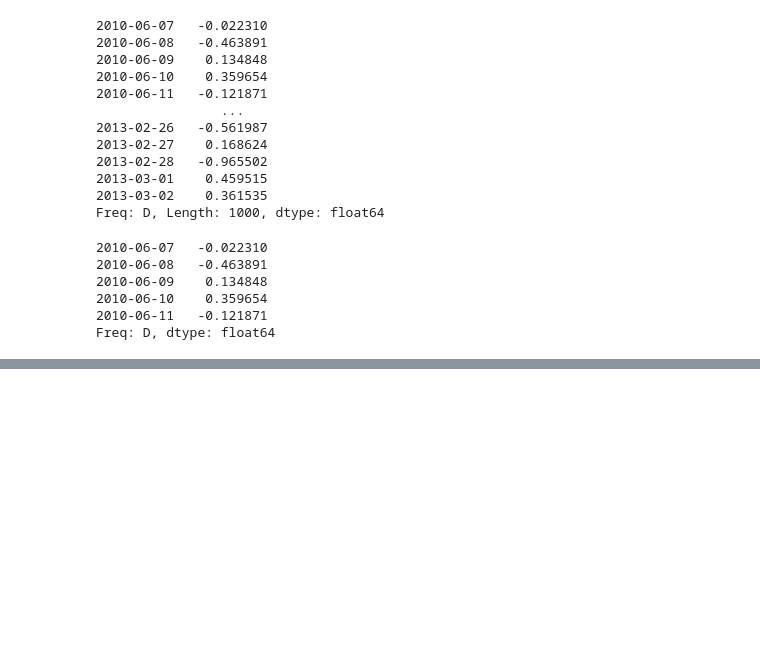
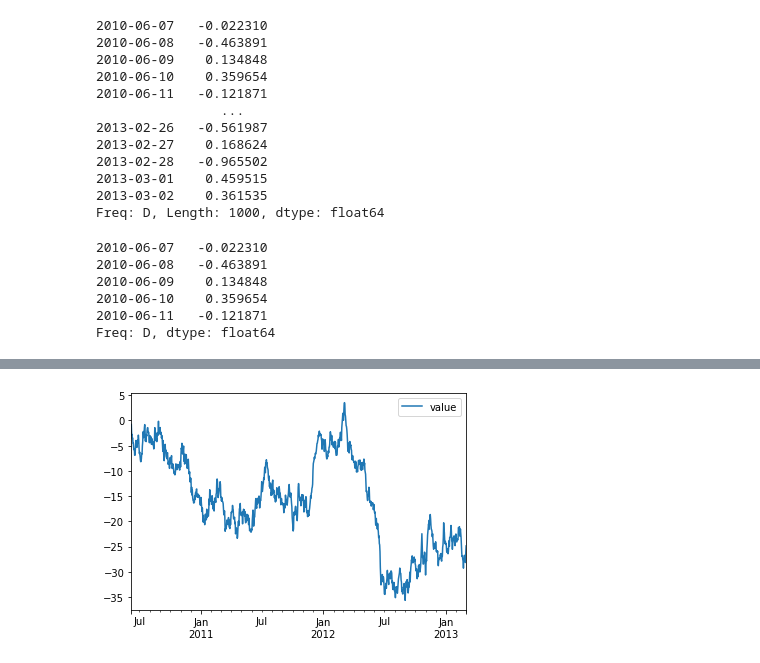
Before and after one commit to caiquemiranda/data-visualization-python, a Jupyter notebook: 04-data-visualization-pandas.ipynb, the cells around one changed output, grey strips where cells are left out. Drawn from its saved outputs; the diff is of its cells as text; code cells hidden in the pictures; blank space fills up the shorter version.

```diff
--- a/04-data-visualization-pandas.ipynb
+++ b/04-data-visualization-pandas.ipynb
@@ -55,3 +55,6 @@ ts.head()
 2010-06-10    0.359654
 2010-06-11   -0.121871
 Freq: D, dtype: float64
+# %%
+df['value']= df['value'].cumsum()
+df.head()
@@ -57,0 +86,4 @@ Freq: D, dtype: float64
+# %%
+df.plot();
+# %% [output]
+[figure, added]
```
Also changed, not shown: parts of 10 cells of this notebook.
